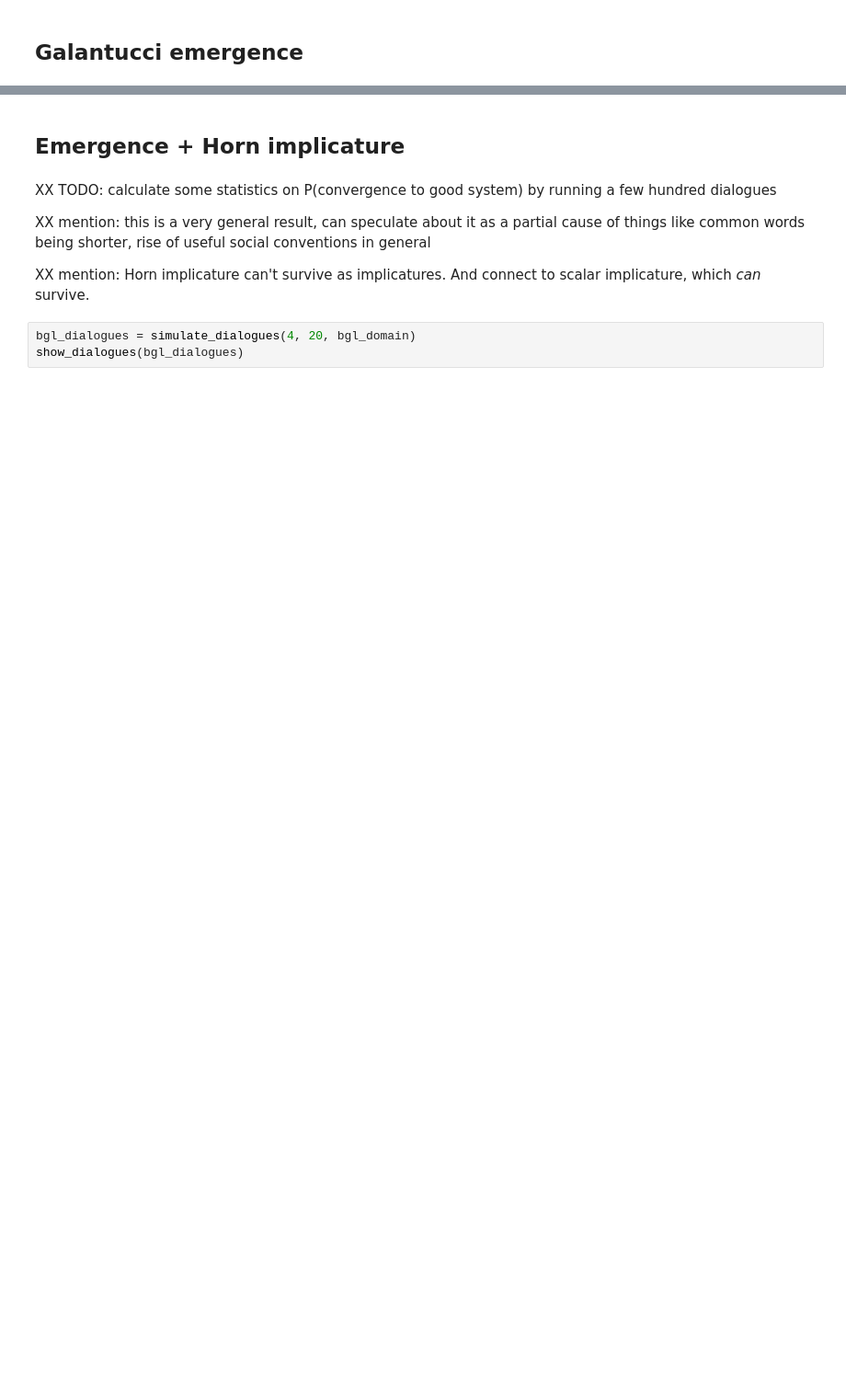
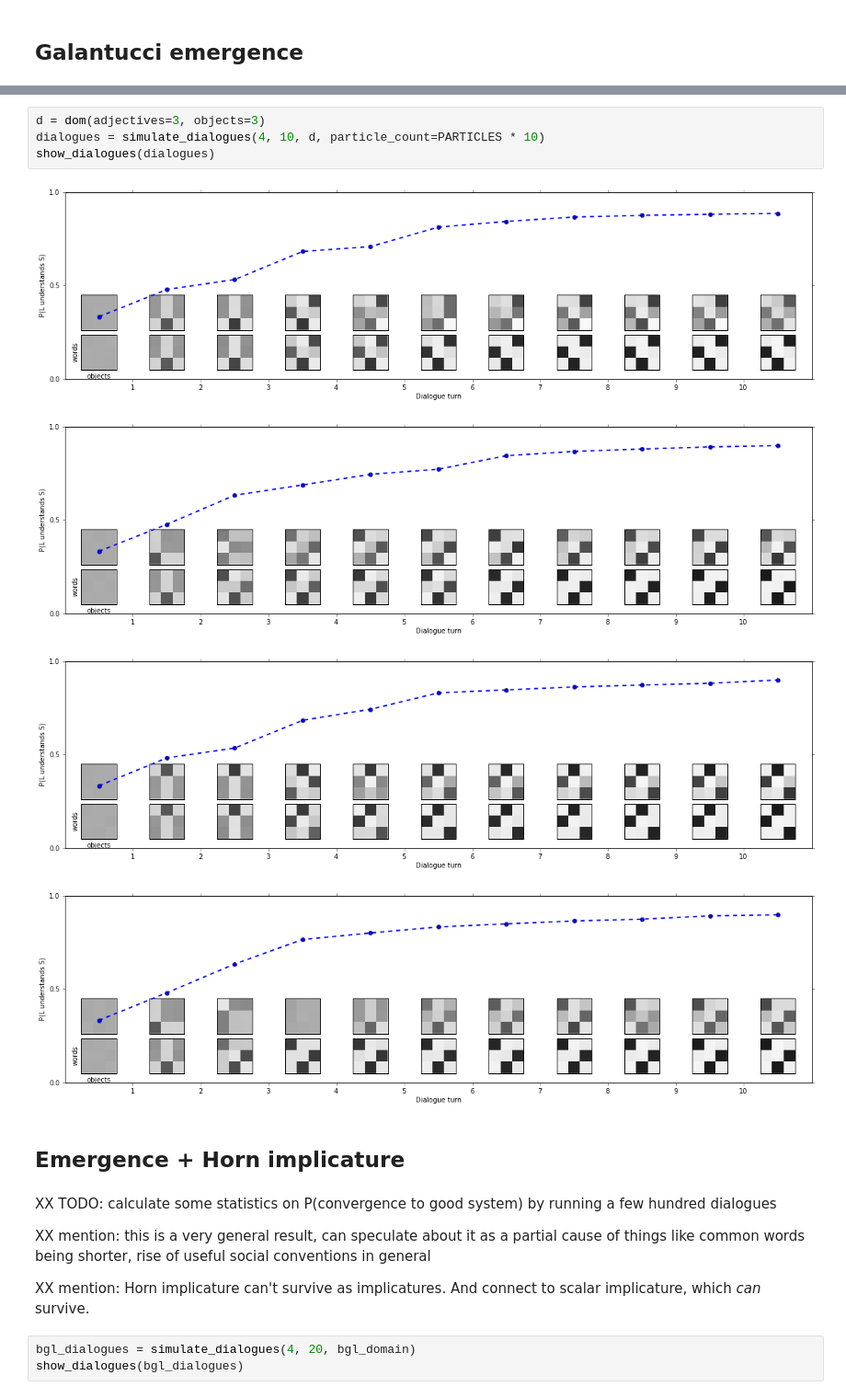
Before and after one commit to mcfrank/pragmods, a Jupyter notebook: trunk/py/nips.ipynb, the cells around one changed output, grey strips where cells are left out. Shown: that part at 92% size. Cells and saved outputs as stored; diff of their text form; blank space fills up the shorter version.

```diff
--- a/trunk/py/nips.ipynb
+++ b/trunk/py/nips.ipynb
@@ -251,3 +297,12 @@ show_dialogues(dialogues)
+# %%
+d = dom(adjectives=3, objects=3)
+dialogues = simulate_dialogues(4, 10, d, particle_count=PARTICLES * 10)
+show_dialogues(dialogues)
+# %% [output]
+[figure, added]
+[figure, added]
+[figure, added]
+[figure, added]
 # %% [markdown]
 ## Emergence + Horn implicature
 # %% [markdown]
```
Also changed, not shown: parts of 15 cells of this notebook, 1 other file.
